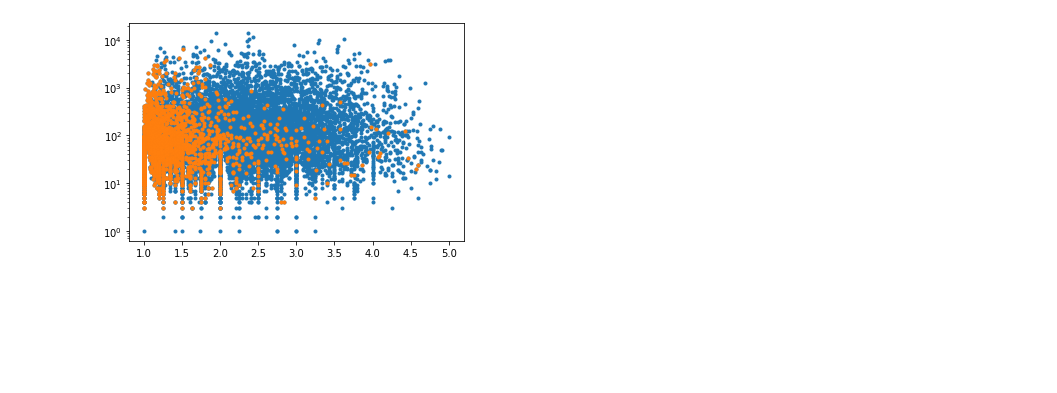
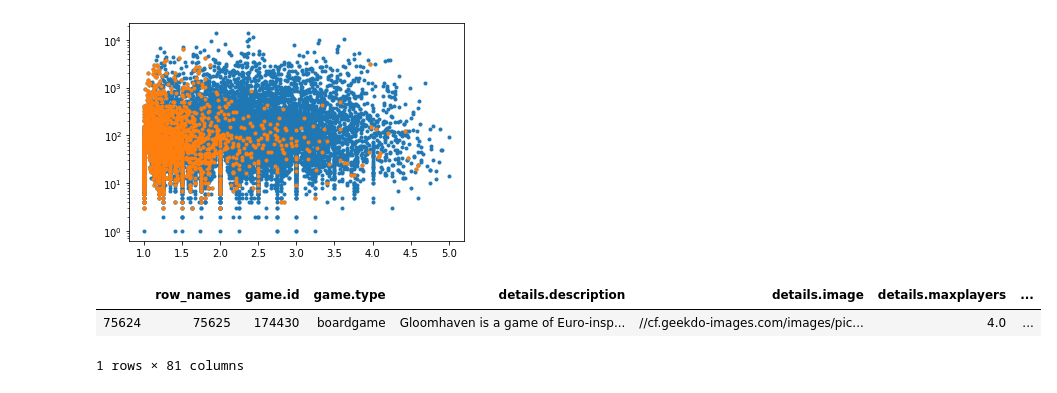
Before and after one commit to pcrumley/learn-with-board-games, a Jupyter notebook: exploratory_data_analysis.ipynb, the cells around one changed output. Drawn from its saved outputs; the diff is of its cells as text; code cells hidden in the pictures; blank space fills up the shorter version.

```diff
--- a/exploratory_data_analysis.ipynb
+++ b/exploratory_data_analysis.ipynb
@@ -63,3 +63,9 @@ plt.plot(kids_df['stats.averageweight'], kids_df['stats.numcomments'],'.')
 plt.gca().set_yscale('log')
 # %% [output]
 [figure]
+# %%
+rslt_df[rslt_df['game.id']=='174430']
+# %% [output]
+|  | row_names | game.id | game.type | details.description | details.image | details.maxplayers | ... |
+| 75624 | 75625 | 174430 | boardgame | Gloomhaven is a game of Euro-insp... | //cf.geekdo-images.com/images/pic... | 4.0 | ... |
+1 rows × 81 columns
```
Also changed, not shown: 3 other files.
